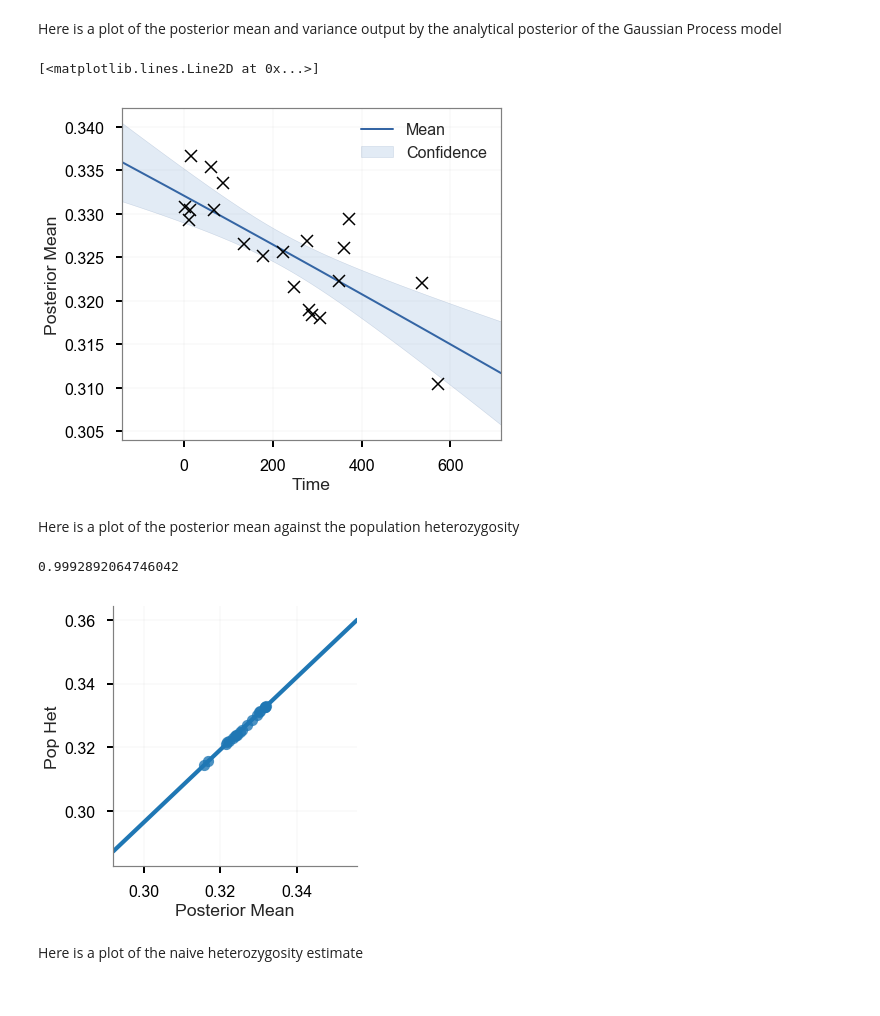
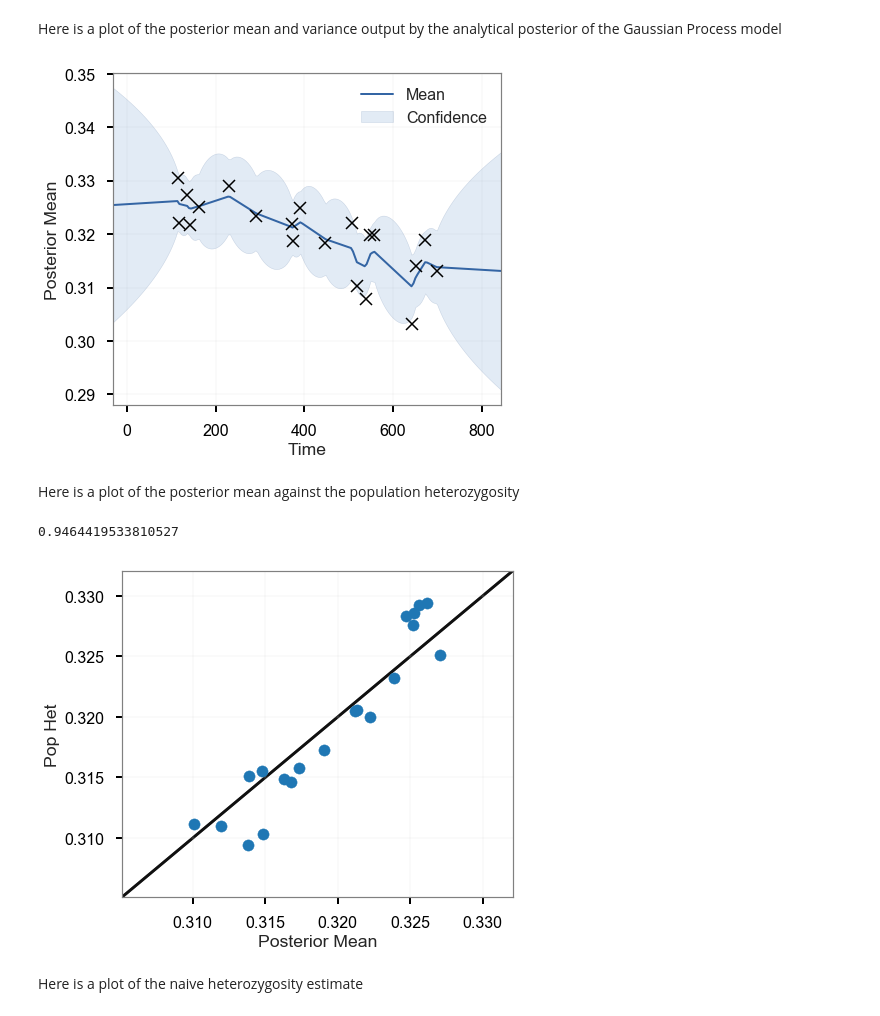
Before and after one commit to ancient-dna/hetgp, a Jupyter notebook: notebooks/wright-fisher-sim.ipynb, the cells around one changed output. Drawn from its saved outputs; the diff is of its cells as text; code cells hidden in the pictures.

Commit message:
changed to exp kern

```diff
--- a/notebooks/wright-fisher-sim.ipynb
+++ b/notebooks/wright-fisher-sim.ipynb
@@ -117,0 +36,5 @@ def compute_mean_heterozygosity(X):
+# %%
+p = 10000 # number of SNPs
+n_e = 5000 # effective population size
+max_gen = 700 # number of generations to sim 700*25 17500
+F = sim.simulate_frequencies(p, n_e, max_gen)
@@ -118,18 +43,6 @@ def compute_mean_heterozygosity(X):
 # %%
-#### simulate frequency trajectories ####
-p = 10000 # number of SNPs
-n_e = 5000 # effective population size
-max_gen = 700 # number of generations to sim 700*25 17500
-F = simulate_frequencies(p, n_e, max_gen)
-
-#### simulate genotypes ####
 n = 20 # number of sampled individuals
 
 # sampled time points
 t = np.sort(np.random.choice(range(F.shape[0]), size=n, replace=False))
-X = simulate_genotypes(t, F)
-
-#### simulate reads ####
-eps = .01 # error rate
-lamb = .5 # average coverage
-Y, C = simulate_reads(X, eps, lamb)
+X = sim.simulate_genotypes(t, F)
@@ -163,7 +80,7 @@ h = h_true[t] # for sampled time points
 # %% [markdown]
 Compute an estimate of heterozygosity from genotypes
 # %%
-h_hat = compute_mean_heterozygosity(X)
+h_hat = sim.est_het_geno(X)
 # %% [markdown]
 Plot population heterozygosity against time
 # %%
@@ -186,14 +102,19 @@ Text(0,0.5,'Estimted Het')
 # %% [markdown]
 Fit a Gaussian Process regression model with a Matern kernal. We use an emprical Bayes approach where the marginal likelihood is maximized to estimate hyper parameters of the covariance kernal and then posterior is then analytically computed ...
 # %%
-kern = gp.kern.Matern52(1) # set the kernal
+#kern = gp.kern.Matern52(1) # set the kernal
+kern = gp.kern.Exponential(1)
 model = gp.models.GPRegression(t[:,None], h_hat[:,None], kern) # set the model
 
 # fixing the noise variance
 h_mod = H[-1,:]
 sigma2_e = np.sum(h_mod * (1. - h_mod)) / p**2
 model[".*Gaussian_noise"] = sigma2_e
-model['.*Gaussian_noise'].fix()
+model[".*Gaussian_noise"].fix()
+
+# fixing the lengthscale
+#model[".*lengthscale"] = 12 * n_e
+#model[".*lengthscale"].fix()
 # %%
 %%time
 model.optimize()
@@ -211,18 +132,21 @@ Here is a plot of the posterior mean and variance output by the analytical poste
 model.plot_f();
 plt.xlabel("Time");
 plt.ylabel("Posterior Mean");
-plt.plot(t, h_hat,'kx',mew=1.5)
+plt.plot(t, h_hat,'kx', mew=1.5);
 # %% [output]
-[<matplotlib.lines.Line2D at 0x...>]
-[figure, old version]
+[figure, new version]
 # %% [markdown]
 Here is a plot of the posterior mean against the population heterozygosity
 # %%
-sns.lmplot(x="Posterior Mean", y="Pop Het", data=model_df)
+sim.plot_xy(model_df["Posterior Mean"], model_df["Pop Het"])
+plt.xlabel("Posterior Mean");
+plt.ylabel("Pop Het");
+
+# compute correlation
 np.corrcoef(model_df["Posterior Mean"], model_df["Pop Het"])[0,1]
 # %% [output]
-0.9992892064746042
+0.9464419533810527
-[figure, old version]
+[figure, new version]
 # %% [markdown]
 Here is a plot of the naive heterozygosity estimate
 # %%
```
Also changed, not shown: parts of 27 cells of this notebook, 4 other files.
